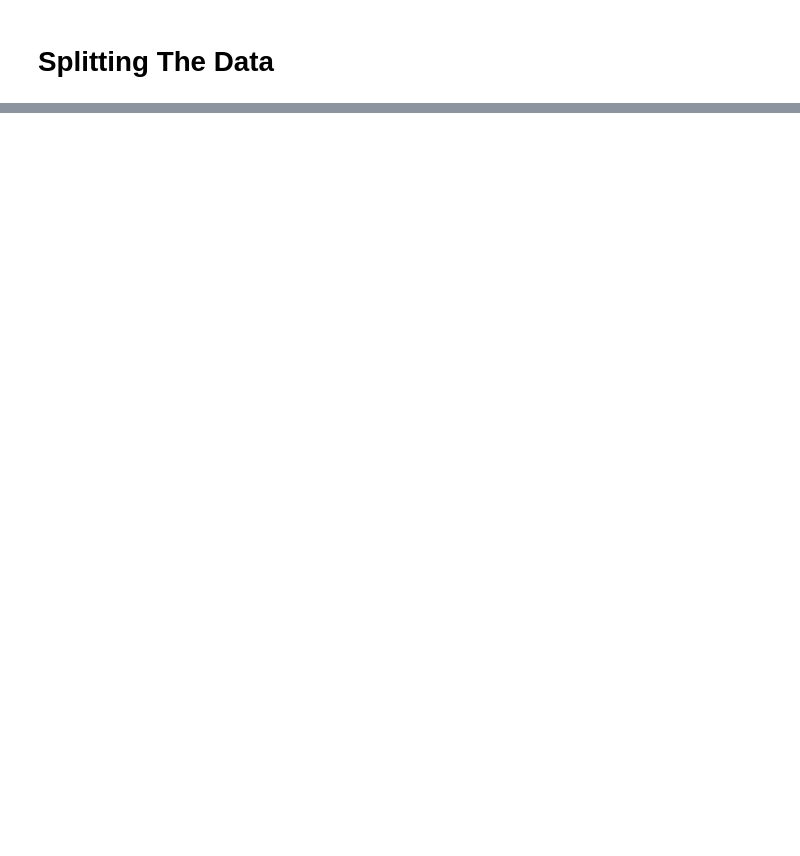
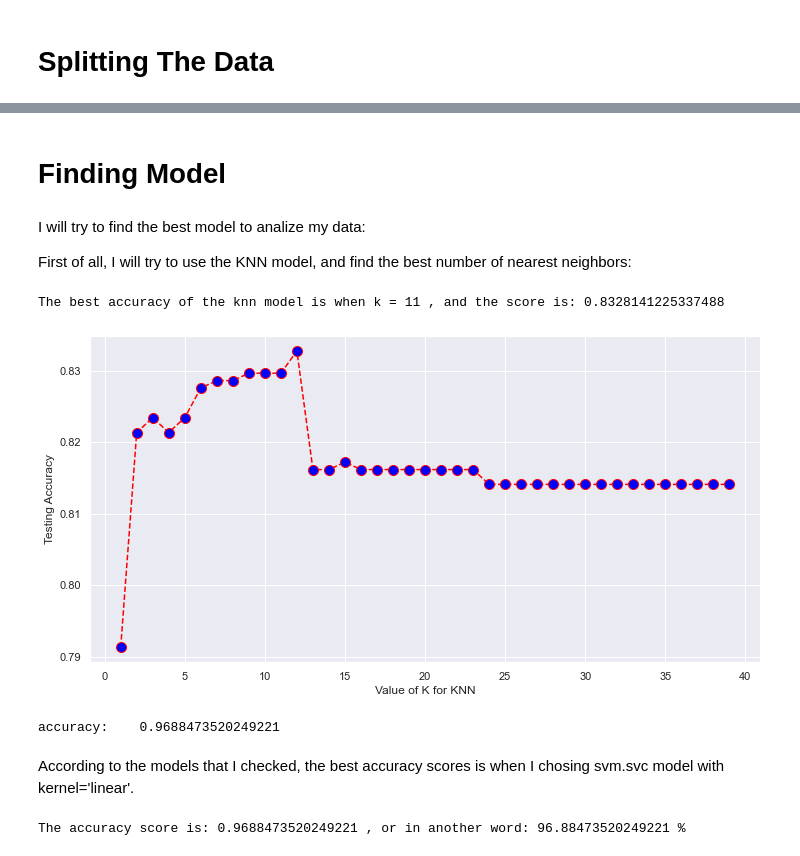
Before and after one commit to moriagr/introduction_to_Data_Science_project, a Jupyter notebook: classification.ipynb, the cells around one changed output, grey strips where cells are left out. Saved outputs shown, nothing was run; the diff lists cells and outputs as text; code cells hidden in the pictures; blank space fills up the shorter version.

```diff
--- a/classification.ipynb
+++ b/classification.ipynb
@@ -216,0 +248,41 @@ dtype: int64
+# %% [markdown]
+# Finding Model
+# %% [markdown]
+I will try to find the best model to analize my data:
+
+First of all, I will try to use the KNN model, and find the best number of nearest neighbors:
+# %%
+k_range = range(1,40)
+scores = []
+for k in k_range:
+    knn_ = KNeighborsClassifier(n_neighbors=k)
+    knn_.fit(X_train, y_train)
+    y_pred = knn_.predict(X_test)
+    scores.append(metrics.accuracy_score(y_test, y_pred))
+
+plt.figure(figsize=(12, 6))
+plt.plot(k_range, scores,color='red', linestyle='dashed', marker='o',
+         markerfacecolor='blue', markersize=10)
+plt.xlabel('Value of K for KNN')
+plt.ylabel('Testing Accuracy')
+
+# Finding the maximum k - the number of nearest neighbors:
+best_k = scores.index(max(scores))
+print("The best accuracy of the knn model is when k =",best_k, ", and the score is:",(max(scores)))
+# %% [output]
+The best accuracy of the knn model is when k = 11 , and the score is: 0.8328141225337488
+[figure, added]
+# %%
+lr = SVC(kernel='linear')
+lr.fit(X_train, y_train)
+y_pred = lr.predict(X_test)
+accuracy = metrics.accuracy_score(y_test, y_pred)
+print("accuracy:   ", accuracy)
+# %% [output]
+accuracy:    0.9688473520249221
+# %% [markdown]
+According to the models that I checked, the best accuracy scores is when I chosing svm.svc model with kernel='linear'.
+# %%
+print("The accuracy score is:",accuracy, ", or in another word:",(accuracy*100),"%")
+# %% [output]
+The accuracy score is: 0.9688473520249221 , or in another word: 96.88473520249221 %
```
Also changed, not shown: parts of 39 cells of this notebook.
